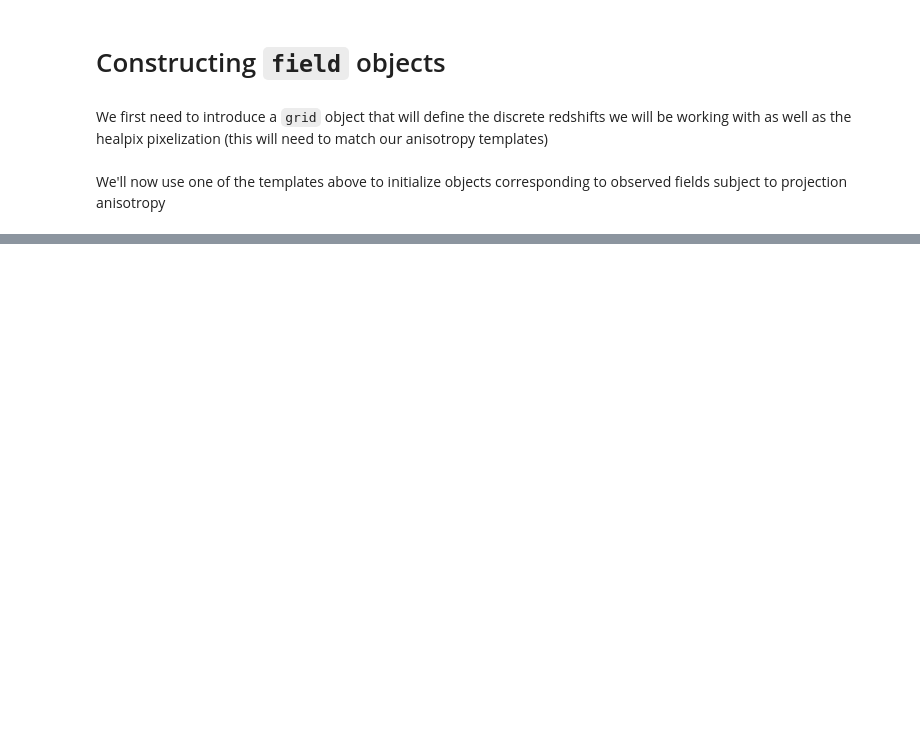
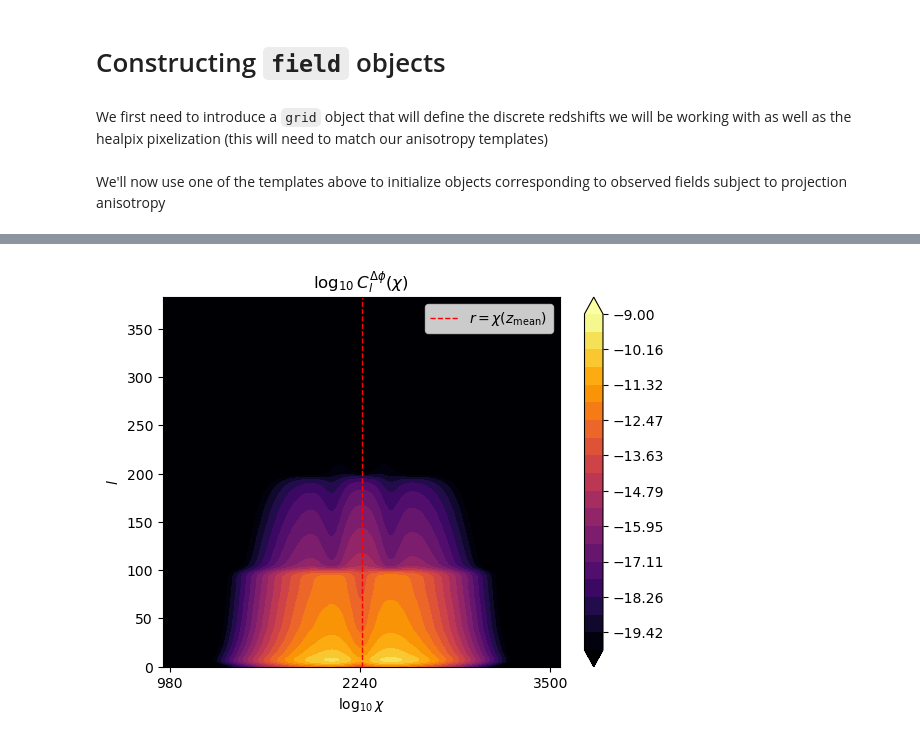
Before and after one commit to abaleato/CARDiAC, a Jupyter notebook: new_code/Tutorial.ipynb, the cells around one changed output, grey strips where cells are left out. Drawn from its saved outputs; the diff is of its cells as text; code cells hidden in the pictures; blank space fills up the shorter version.

```diff
--- a/new_code/Tutorial.ipynb
+++ b/new_code/Tutorial.ipynb
@@ -87,0 +116,4 @@ gal_overdensity.template_zmean_shifts.__dict__
+# %%
+gc_auto.plot_Cl_DeltaP_of_chi_2D()
+# %% [output]
+[figure, added]
```
Also changed, not shown: parts of 19 cells of this notebook, 1 other file.
